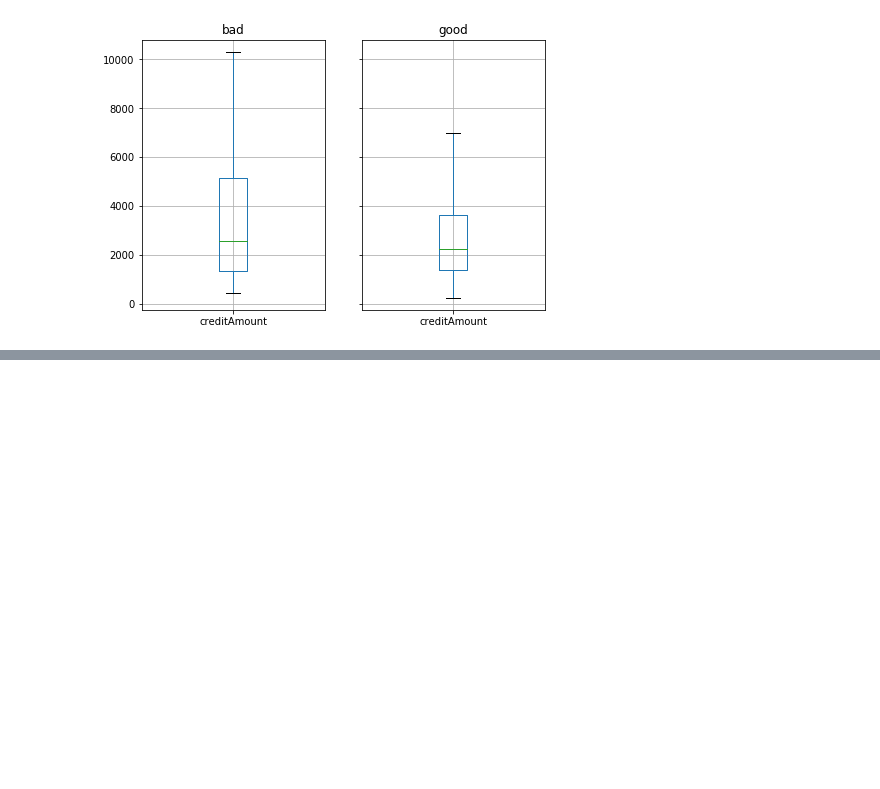
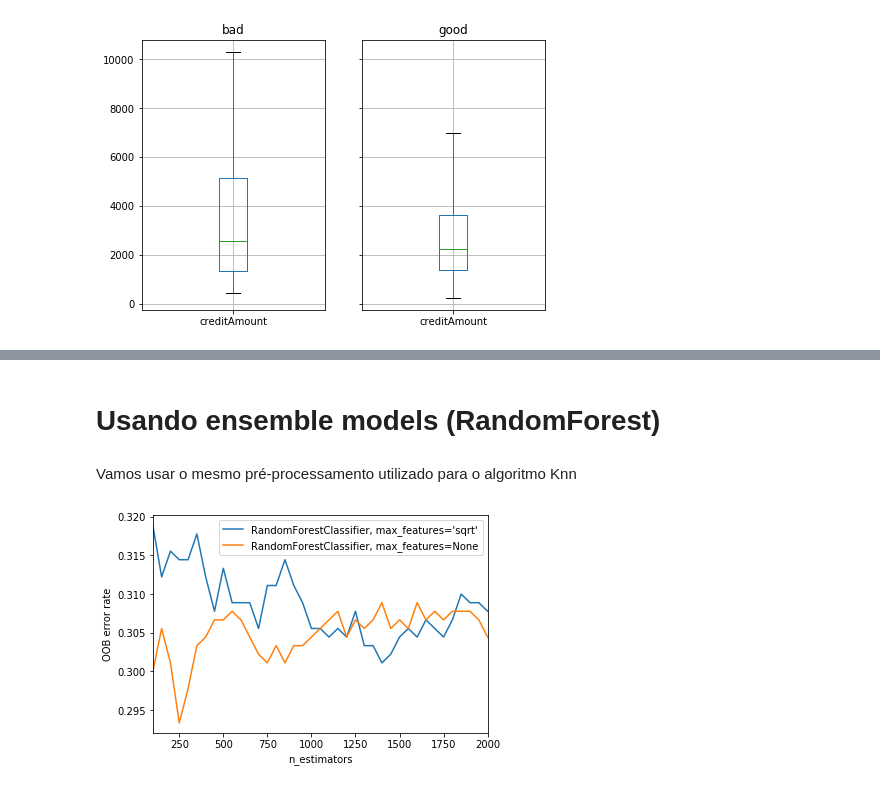
Before and after one commit to fbarth/ml-course, a Jupyter notebook: scripts/python/2020_german_credit.ipynb, the cells around one changed output, grey strips where cells are left out. Saved outputs shown, nothing was run; the diff lists cells and outputs as text; code cells hidden in the pictures; blank space fills up the shorter version.

```diff
--- a/scripts/python/2020_german_credit.ipynb
+++ b/scripts/python/2020_german_credit.ipynb
@@ -272,0 +416,8 @@ dtype: object
+# %%
+from sklearn.neighbors import KNeighborsClassifier
+
+for i in [3,5,7,9,25,26,27,28,29,30,31,32,33,34,35,37,39,41,43,45,47,49,51]:
+    modelK = KNeighborsClassifier(n_neighbors=i)
+    modelK.fit(X_train_scaled, y_train)
+    scores = cross_val_score(modelK, X_train_scaled, y_train, cv=5)
+    print("Max depth = "+ str(i)+ " Accuracy: %0.2f (+/- %0.2f)" % (scores.mean(), scores.std()))
@@ -272,0 +455,2 @@ dtype: object
+# %%
+d_attr = pd.get_dummies(X_train[['sex','housing','purpose']], prefix=['sex','housing','purpose'])
@@ -272,0 +463,2 @@ dtype: object
+# %%
+X_train_knn = pd.concat([X_train_scaled, d_attr], axis=1)
@@ -272,0 +478,8 @@ dtype: object
+# %%
+from sklearn.neighbors import KNeighborsClassifier
+
+for i in [3,5,7,9,25,26,27,28,29,30,31,32,33,34,35,37,39,41,43,45,47,49,51]:
+    modelK = KNeighborsClassifier(n_neighbors=i)
+    modelK.fit(X_train_knn, y_train)
+    scores = cross_val_score(modelK, X_train_knn, y_train, cv=5)
+    print("Max depth = "+ str(i)+ " Accuracy: %0.2f (+/- %0.2f)" % (scores.mean(), scores.std()))
@@ -272,0 +504,58 @@ dtype: object
+# %% [markdown]
+# Usando ensemble models (RandomForest)
+# %% [markdown]
+Vamos usar o mesmo pré-processamento utilizado para o algoritmo Knn
+# %%
+%matplotlib inline
+import matplotlib.pyplot as plt
+
+from collections import OrderedDict
+from sklearn.ensemble import RandomForestClassifier
+
+RANDOM_STATE = 123
+
+# NOTE: Setting the `warm_start` construction parameter to `True` disables
+# support for parallelized ensembles but is necessary for tracking the OOB
+# error trajectory during training.
+ensemble_clfs = [
+    ("RandomForestClassifier, max_features='sqrt'",
+        RandomForestClassifier(n_estimators=100,
+                               warm_start=True, oob_score=True,
+                               max_features="sqrt",
+                               random_state=RANDOM_STATE)),
+    ("RandomForestClassifier, max_features=None",
+        RandomForestClassifier(n_estimators=100,
+                               warm_start=True, max_features=None,
+                               oob_score=True,
+                               random_state=RANDOM_STATE))
+]
+
+# Map a classifier name to a list of (<n_estimators>, <error rate>) pairs.
+error_rate = OrderedDict((label, []) for label, _ in ensemble_clfs)
+
+# Range of `n_estimators` values to explore.
+min_estimators = 100
+max_estimators = 2000
+step = 50
+
+for label, clf in ensemble_clfs:
+    for i in range(min_estimators, max_estimators+step, step):
+        clf.set_params(n_estimators=i)
+        clf.fit(X_train_knn, y_train)
+
+        # Record the OOB error for each `n_estimators=i` setting.
+        oob_error = 1 - clf.oob_score_
+        error_rate[label].append((i, oob_error))
+
+# Generate the "OOB error rate" vs. "n_estimators" plot.
+for label, clf_err in error_rate.items():
+    xs, ys = zip(*clf_err)
+    plt.plot(xs, ys, label=label)
+
+plt.xlim(min_estimators, max_estimators)
+plt.xlabel("n_estimators")
+plt.ylabel("OOB error rate")
+plt.legend(loc="upper right")
+plt.show()
+# %% [output]
+[figure, added]
```
Also changed, not shown: parts of 27 cells of this notebook, 1 other file.
